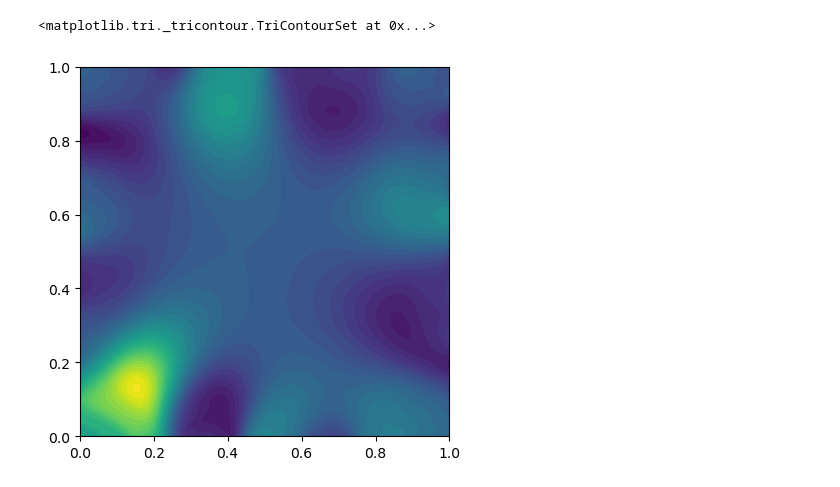
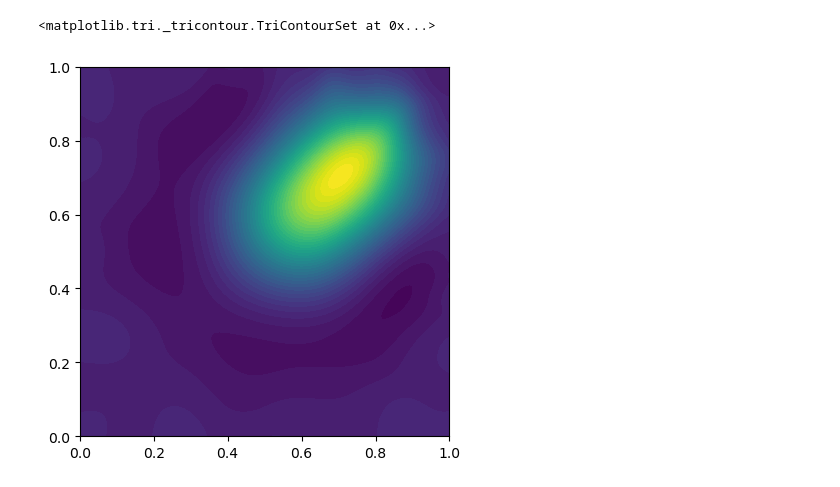
Before and after one commit to EliasSev/masters-thesis, a Jupyter notebook: notebooks/01_matrix_free_rsvd.ipynb, the cells around one changed output. Saved outputs shown, nothing was run; the diff lists cells and outputs as text; code cells hidden in the pictures.

```diff
--- a/notebooks/01_matrix_free_rsvd.ipynb
+++ b/notebooks/01_matrix_free_rsvd.ipynb
@@ -5,23 +9,23 @@ from fenics import UnitSquareMesh, FunctionSpace, Function, plot
 # %%
 # Function space
-n = 256
+n = 1024
 mesh = UnitSquareMesh(n, n)
 V_h = FunctionSpace(mesh, 'CG', 1)
 
 rsvd = MatrixFreeRSVD(V_h)
-x0, y0, width, height = 0., 0., 0.15, 0.15
+x0, y0, width, height = 0.65, 0.65, 0.15, 0.15
 f = get_square_f(V_h, x0, y0, w=width, h=height)
 x = f.vector().get_local()
 y = rsvd.apply_K(x)
 # %%
-k = 10
+k = 25
 Uk, Sk, VkT = rsvd.mf_rsvd(k=k)
 w = get_approximate_W(VkT.T, rsvd.M_dx)
-x = tikhonov_solver(rsvd, w, y, lambda_=1e-4)
+x = tikhonov_solver(rsvd, w, y, lambda_=1e-3)
 
 f = Function(V_h)
 f.vector()[:] = x
 plot(f)
 # %% [output]
 <matplotlib.tri._tricontour.TriContourSet at 0x...>
-[figure, old version]
+[figure, new version]
```
Also changed, not shown: parts of 3 cells of this notebook, 2 other files.
